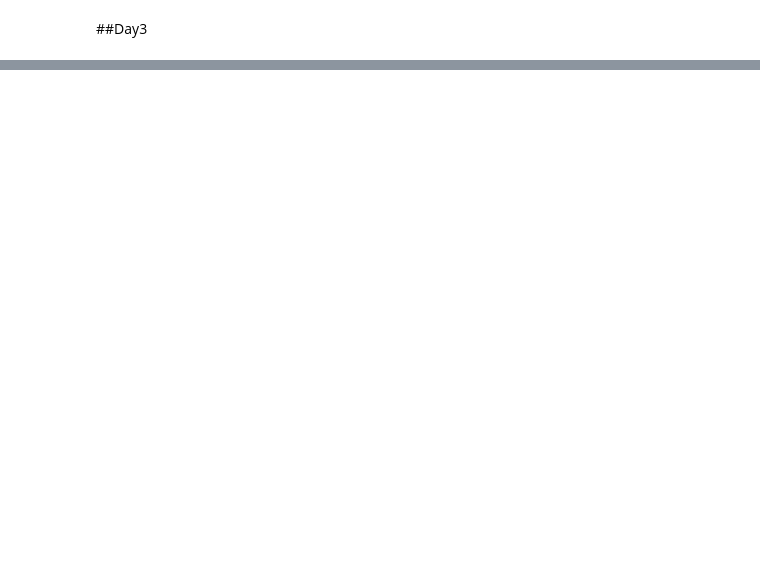
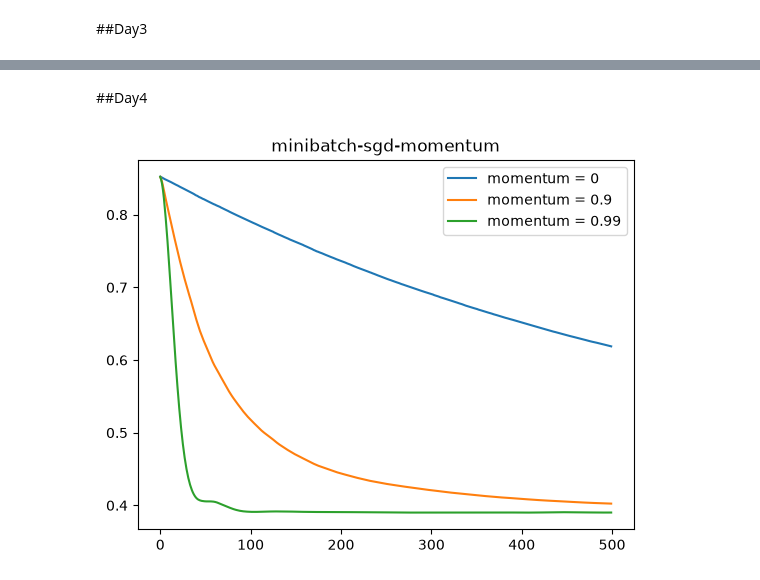
Before and after one commit to kulkulhaha/ai-engineer-journey, a Jupyter notebook: week07/gradient_descent.ipynb, the cells around one changed output, grey strips where cells are left out. Drawn from its saved outputs; the diff is of its cells as text; code cells hidden in the pictures; blank space fills up the shorter version.

Commit message:
W7 Day4: momentum SGD comparison

```diff
--- a/week07/gradient_descent.ipynb
+++ b/week07/gradient_descent.ipynb
@@ -245,0 +243,48 @@ plt.show()
+# %% [markdown]
+##Day4
+# %%
+def minibatch_sgd_momentum(
+    X: np.ndarray, y: np.ndarray, lr: float = 0.1, momentum: float = 0.9,
+    batch_size: int = 32, n_epochs: int = 50, seed: int = 0
+) -> tuple[np.ndarray, list[float]]:
+    """
+    Day3의 미니배치 SGD에 모멘텀을 더한다.
+
+    momentum: 위 식의 β. 0이면 Day3 함수와 같은 결과여야 한다.
+    나머지 인자·반환은 minibatch_sgd_logistic과 같다.
+    """
+    if not np.isin(y, [0, 1]).all():
+        raise ValueError("배열 y에는 0 또는 1만 포함되어야 합니다.")
+    rng = np.random.default_rng(seed)
+    w = np.zeros(X.shape[1])          # 또는 rng.normal(...)
+
+    loss_list = []
+    beta = momentum
+    v = 0
+    for j in range(n_epochs):
+        idx = rng.permutation(X.shape[0]) # np.arange + shuffle 두 줄을 대체
+        X_shuffled = X[idx]
+        y_shuffled = y[idx]
+
+
+        for i in range(0, X.shape[0], batch_size):
+            X_batch = X_shuffled[i : i + batch_size]
+            y_batch = y_shuffled[i : i + batch_size]
+            p_batch = sigmoid(X_batch@w)
+            dl = (X_batch.T@(p_batch-y_batch))/len(X_batch)
+            v = beta*v - lr*dl
+            w += v
+        p = sigmoid(X@w)
+        loss_list.append(-(1/X.shape[0])*(y@np.log(p)+(1-y)@np.log(1-p)))
+    return (w, loss_list)
+# %%
+momentums = [0,0.9,0.99]
+plt.figure()
+plt.title("minibatch-sgd-momentum")
+for i in momentums:
+    w1, l1 = minibatch_sgd_momentum(X,y, lr=0.001, n_epochs=500, seed=42, batch_size=64,momentum=i)
+    plt.plot(l1,label=f"momentum = {i}")
+plt.legend()
+plt.show()
+# %% [output]
+[figure, added]
```
Also changed, not shown: parts of 6 cells of this notebook.
